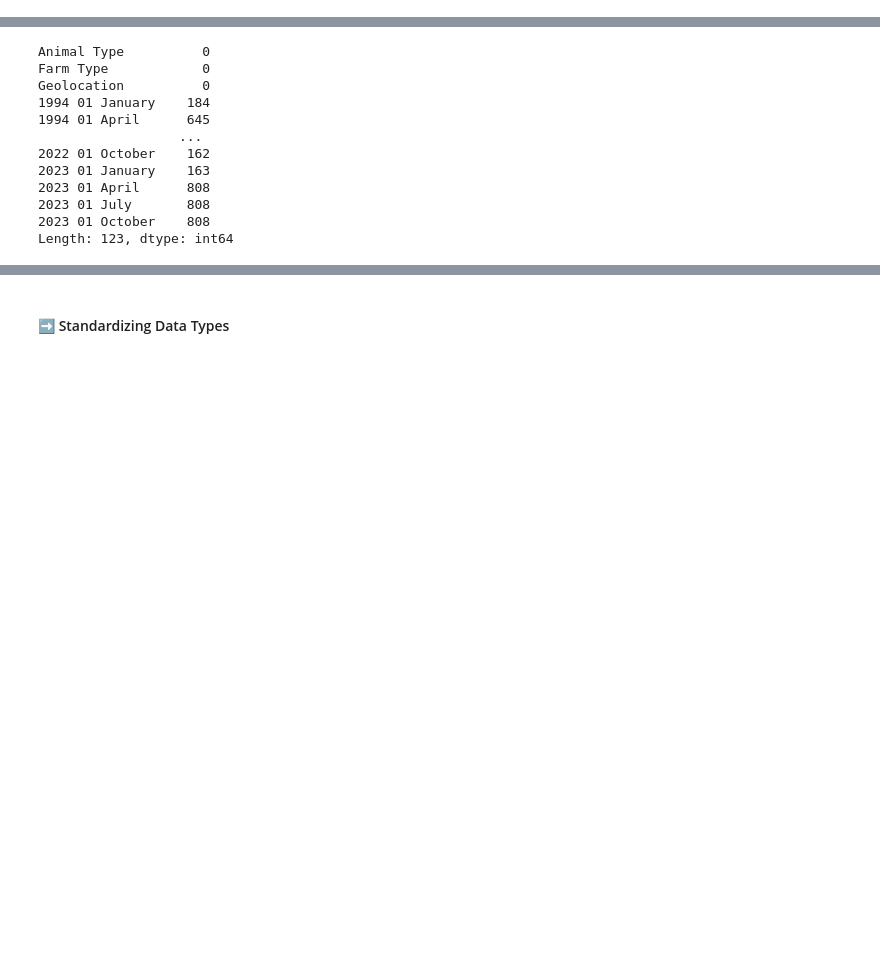
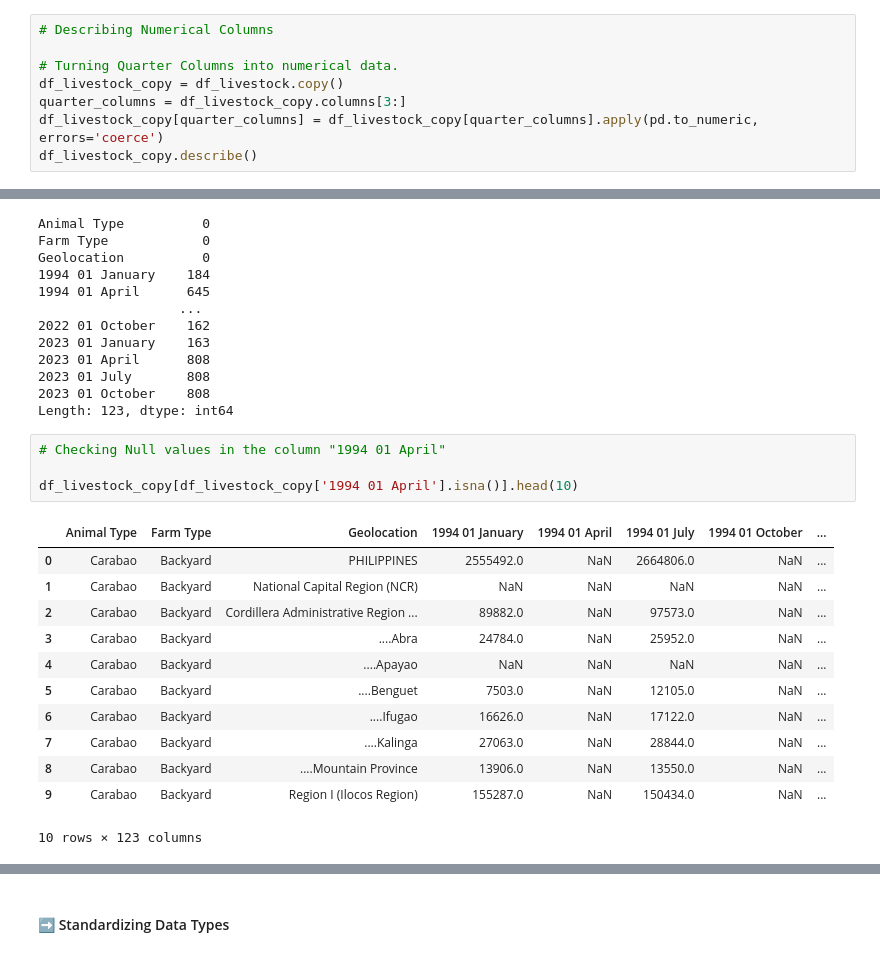
Before and after one commit to alpacaShiro/Livestock_Lifelines, a Jupyter notebook: Group2_4CSC_LivestockLifelines.ipynb, the cells around one changed output, grey strips where cells are left out. Saved outputs shown, nothing was run; the diff lists cells and outputs as text; blank space fills up the shorter version.

```diff
--- a/Group2_4CSC_LivestockLifelines.ipynb
+++ b/Group2_4CSC_LivestockLifelines.ipynb
@@ -107,3 +135,11 @@ df_livestock.describe()
 | top | Carabao | Backyard | PHILIPPINES | .. | .. | .. | .. | ... |
 | freq | 202 | 404 | 8 | 184 | 645 | 161 | 637 | ... |
 4 rows × 123 columns
+# %%
+# Describing Numerical Columns
+
+# Turning Quarter Columns into numerical data.
+df_livestock_copy = df_livestock.copy()
+quarter_columns = df_livestock_copy.columns[3:]
+df_livestock_copy[quarter_columns] = df_livestock_copy[quarter_columns].apply(pd.to_numeric, errors='coerce')
+df_livestock_copy.describe()
@@ -144,4 +193,21 @@ Geolocation          0
 2023 01 July       808
 2023 01 October    808
 Length: 123, dtype: int64
+# %%
+# Checking Null values in the column "1994 01 April"
+
+df_livestock_copy[df_livestock_copy['1994 01 April'].isna()].head(10)
+# %% [output]
+|  | Animal Type | Farm Type | Geolocation | 1994 01 January | 1994 01 April | 1994 01 July | 1994 01 October | ... |
+| 0 | Carabao | Backyard | PHILIPPINES | 2555492.0 | NaN | 2664806.0 | NaN | ... |
+| 1 | Carabao | Backyard | National Capital Region (NCR) | NaN | NaN | NaN | NaN | ... |
+| 2 | Carabao | Backyard | Cordillera Administrative Region ... | 89882.0 | NaN | 97573.0 | NaN | ... |
+| 3 | Carabao | Backyard | ....Abra | 24784.0 | NaN | 25952.0 | NaN | ... |
+| 4 | Carabao | Backyard | ....Apayao | NaN | NaN | NaN | NaN | ... |
+| 5 | Carabao | Backyard | ....Benguet | 7503.0 | NaN | 12105.0 | NaN | ... |
+| 6 | Carabao | Backyard | ....Ifugao | 16626.0 | NaN | 17122.0 | NaN | ... |
+| 7 | Carabao | Backyard | ....Kalinga | 27063.0 | NaN | 28844.0 | NaN | ... |
+| 8 | Carabao | Backyard | ....Mountain Province | 13906.0 | NaN | 13550.0 | NaN | ... |
+| 9 | Carabao | Backyard | Region I (Ilocos Region) | 155287.0 | NaN | 150434.0 | NaN | ... |
+10 rows × 123 columns
 # %%
```
Also changed, not shown: parts of 12 cells of this notebook.
